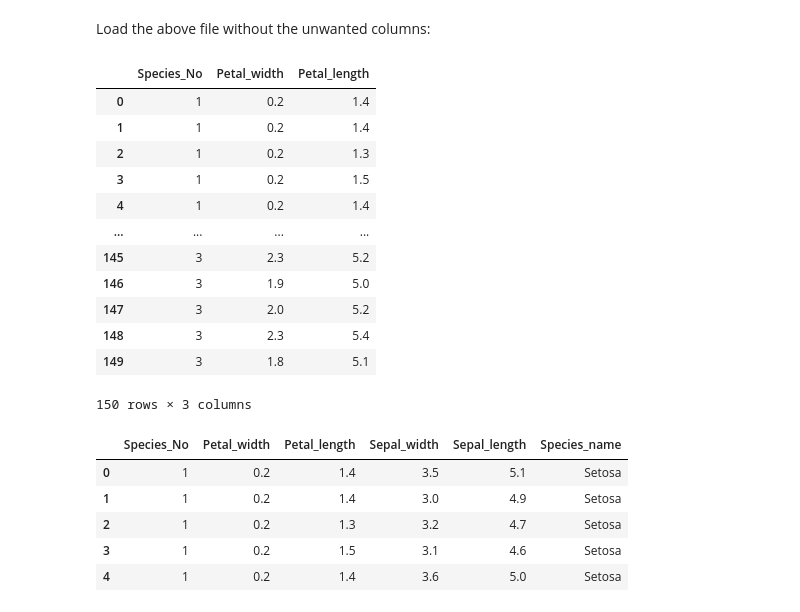
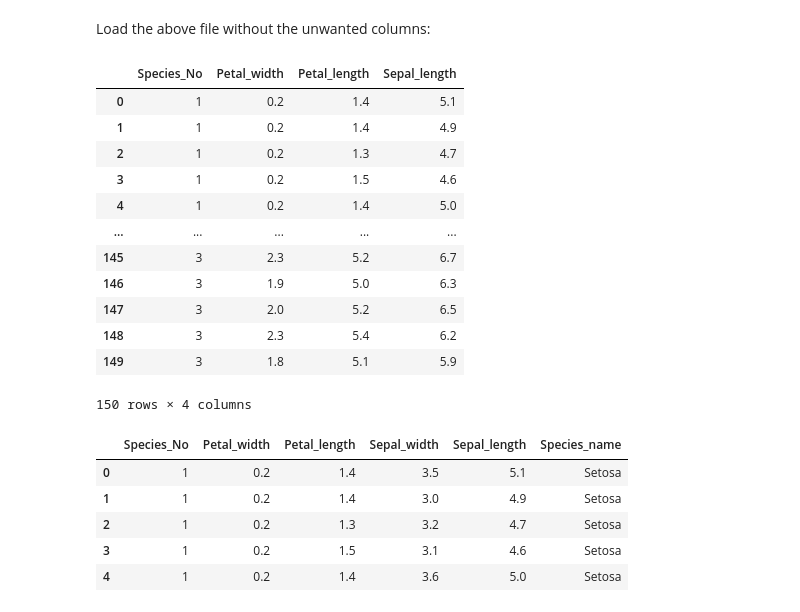
Before and after one commit to DavidMuwandi/Institue_of_data, a Jupyter notebook: Module 3/IOD_Lab 3.1.1/IOD_Lab 3.1.1.ipynb, the cells around one changed output. Cells and saved outputs as stored; diff of their text form; code cells hidden in the pictures.

```diff
--- a/Module 3/IOD_Lab 3.1.1/IOD_Lab 3.1.1.ipynb
+++ b/Module 3/IOD_Lab 3.1.1/IOD_Lab 3.1.1.ipynb
@@ -143,26 +143,26 @@ Load the above file without the unwanted columns:
 # %%
 #ANSWER
 
 # nrows : int, default None
 #    Number of rows to parse.
 
 
-df_usecol = pd.read_excel('iris.xls',  sheet_name = 'Data', usecols = "A,B,C")
+df_usecol = pd.read_excel('iris.xls',  sheet_name = 'Data', usecols = "A,B,C, E")
 df_usecol
 # %% [output]
-|  | Species_No | Petal_width | Petal_length |
-| 0 | 1 | 0.2 | 1.4 |
-| 1 | 1 | 0.2 | 1.4 |
-| 2 | 1 | 0.2 | 1.3 |
-| 3 | 1 | 0.2 | 1.5 |
-| 4 | 1 | 0.2 | 1.4 |
-| ... | ... | ... | ... |
-| 145 | 3 | 2.3 | 5.2 |
-| 146 | 3 | 1.9 | 5.0 |
-| 147 | 3 | 2.0 | 5.2 |
-| 148 | 3 | 2.3 | 5.4 |
-| 149 | 3 | 1.8 | 5.1 |
+|  | Species_No | Petal_width | Petal_length | Sepal_length |
+| 0 | 1 | 0.2 | 1.4 | 5.1 |
+| 1 | 1 | 0.2 | 1.4 | 4.9 |
+| 2 | 1 | 0.2 | 1.3 | 4.7 |
+| 3 | 1 | 0.2 | 1.5 | 4.6 |
+| 4 | 1 | 0.2 | 1.4 | 5.0 |
+| ... | ... | ... | ... | ... |
+| 145 | 3 | 2.3 | 5.2 | 6.7 |
+| 146 | 3 | 1.9 | 5.0 | 6.3 |
+| 147 | 3 | 2.0 | 5.2 | 6.5 |
+| 148 | 3 | 2.3 | 5.4 | 6.2 |
+| 149 | 3 | 1.8 | 5.1 | 5.9 |
-150 rows × 3 columns
+150 rows × 4 columns
 # %%
 # nrows : int, default None
 #  Number of rows to parse.
```
Also changed, not shown: parts of 42 cells of this notebook.
